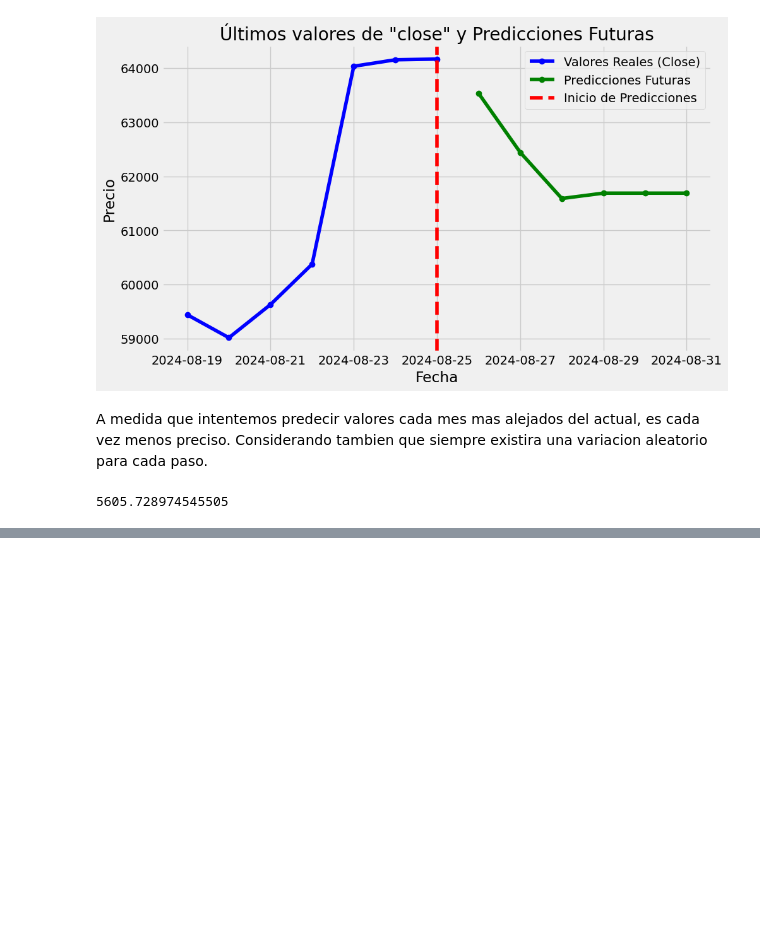
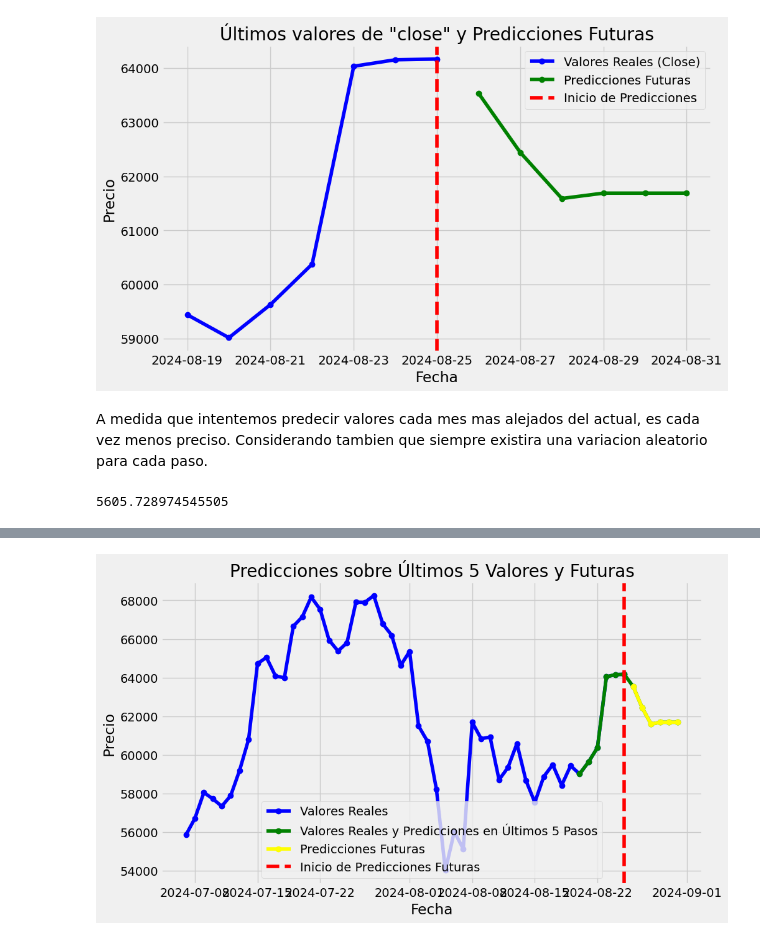
Before and after one commit to Pableren/Glass-Bubble, a Jupyter notebook: Final_Model.ipynb, the cells around one changed output, grey strips where cells are left out. Drawn from its saved outputs; the diff is of its cells as text; code cells hidden in the pictures; blank space fills up the shorter version.

Commit message:
Modelo final fix fechas

```diff
--- a/Final_Model.ipynb
+++ b/Final_Model.ipynb
@@ -254,0 +267,7 @@ metrica
+# %%
+# Paso 1: Predicciones sobre los últimos 5 valores conocidos
+horizonte_pasos_conocidos = 6
+ultimos_valores_close = df_and_future['close'].iloc[-(horizonte_pasos_conocidos + 6):-horizonte_pasos_conocidos]
+
+#horizonte_pasos_conocidos = 5
+#ultimos_valores_close = df_and_future['close'].iloc[-horizonte_pasos_conocidos -5:-1]
@@ -254,0 +284,8 @@ metrica
+# %%
+
+predicciones_ultimos_5 = forecaster.predict(steps=horizonte_pasos_conocidos, exog=df_and_future.iloc[-horizonte_pasos_conocidos:][exog])
+# %%
+# Combinar predicciones y valores reales
+#valores_reales_y_predicciones = ultimos_valores_close.append(predicciones_ultimos_5)
+# Concatenando las Series verticalmente
+valores_reales_y_predicciones = pd.concat([ultimos_valores_close, predicciones_ultimos_5],axis=0)
@@ -254,0 +328,29 @@ metrica
+# %%
+
+# Graficar los resultados
+plt.figure(figsize=(10, 6))
+# Graficar los últimos 50 valores conocidos y las predicciones sobre ellos
+#plt.plot(valores_reales_y_predicciones.index, valores_reales_y_predicciones.values, label='Valores Reales y Predicciones en Últimos 5 Pasos', marker='o', color='blue')
+
+# Graficar los últimos 50 valores conocidos y las predicciones sobre ellos
+#plt.plot(valores_reales_y_predicciones.index, valores_reales_y_predicciones.values, label='Valores Reales y Predicciones en Últimos 5 Pasos', marker='o', color='blue')
+
+plt.plot(data.index[-50:],data.close.values[-50:], label='Valores Reales', marker='o', color='blue')
+
+# Graficar los últimos 50 valores conocidos y las predicciones sobre ellos
+plt.plot(valores_reales_y_predicciones.index, valores_reales_y_predicciones.values, label='Valores Reales y Predicciones en Últimos 5 Pasos', marker='o', color='green')
+# Graficar las predicciones futuras
+plt.plot(predicciones_futuras.index, predicciones_futuras.values, label='Predicciones Futuras', marker='o', color='yellow')
+
+# Personalizar el gráfico
+plt.axvline(x=ultimos_valores_close.index[-1], color='red', linestyle='--', label='Inicio de Predicciones Futuras')
+plt.title('Predicciones sobre Últimos 5 Valores y Futuras')
+plt.xlabel('Fecha')
+plt.ylabel('Precio')
+plt.legend()
+plt.grid(True)
+
+# Mostrar el gráfico
+plt.show()
+# %% [output]
+[figure, added]
```
Also changed, not shown: parts of 11 cells of this notebook.
